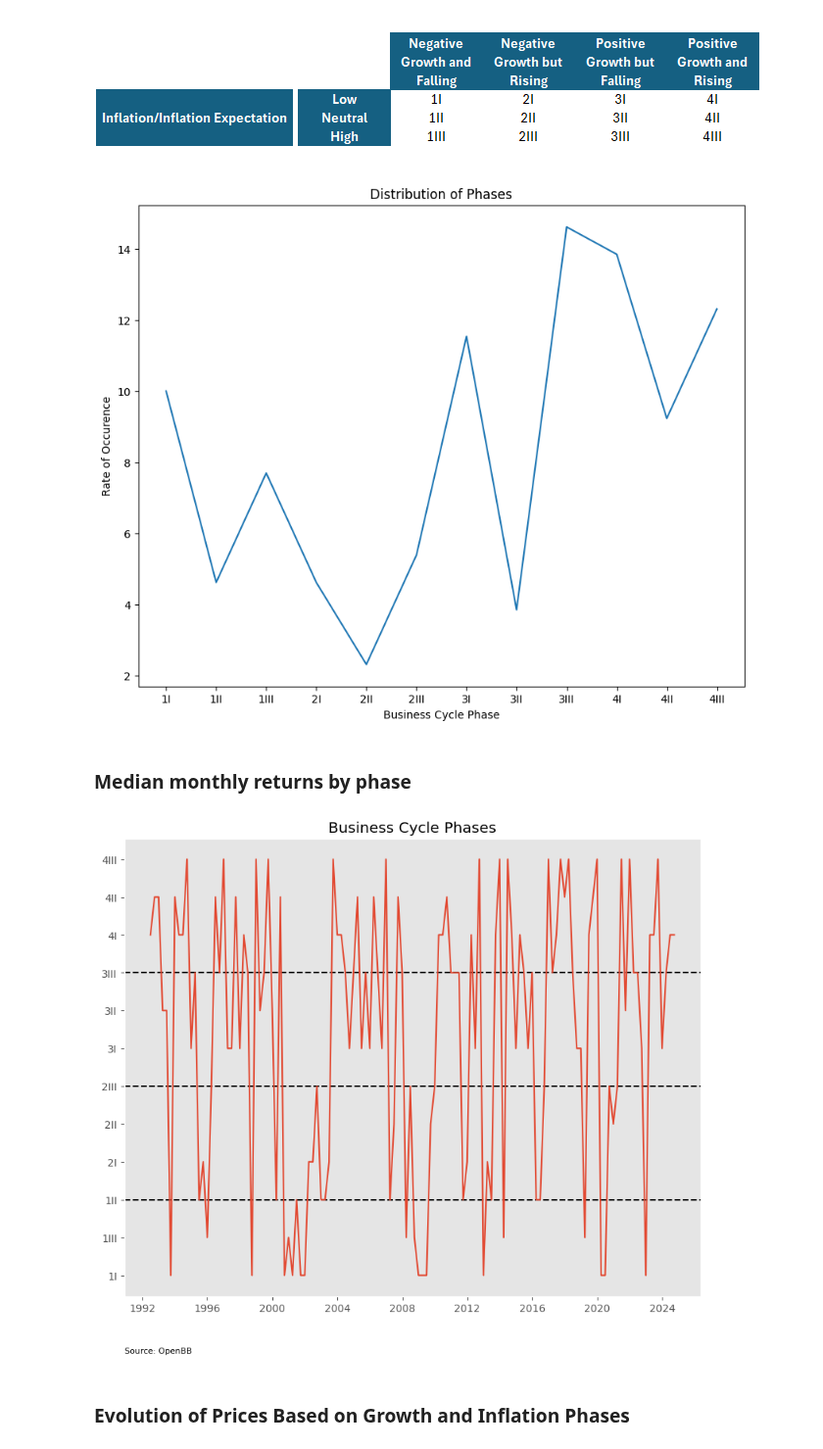
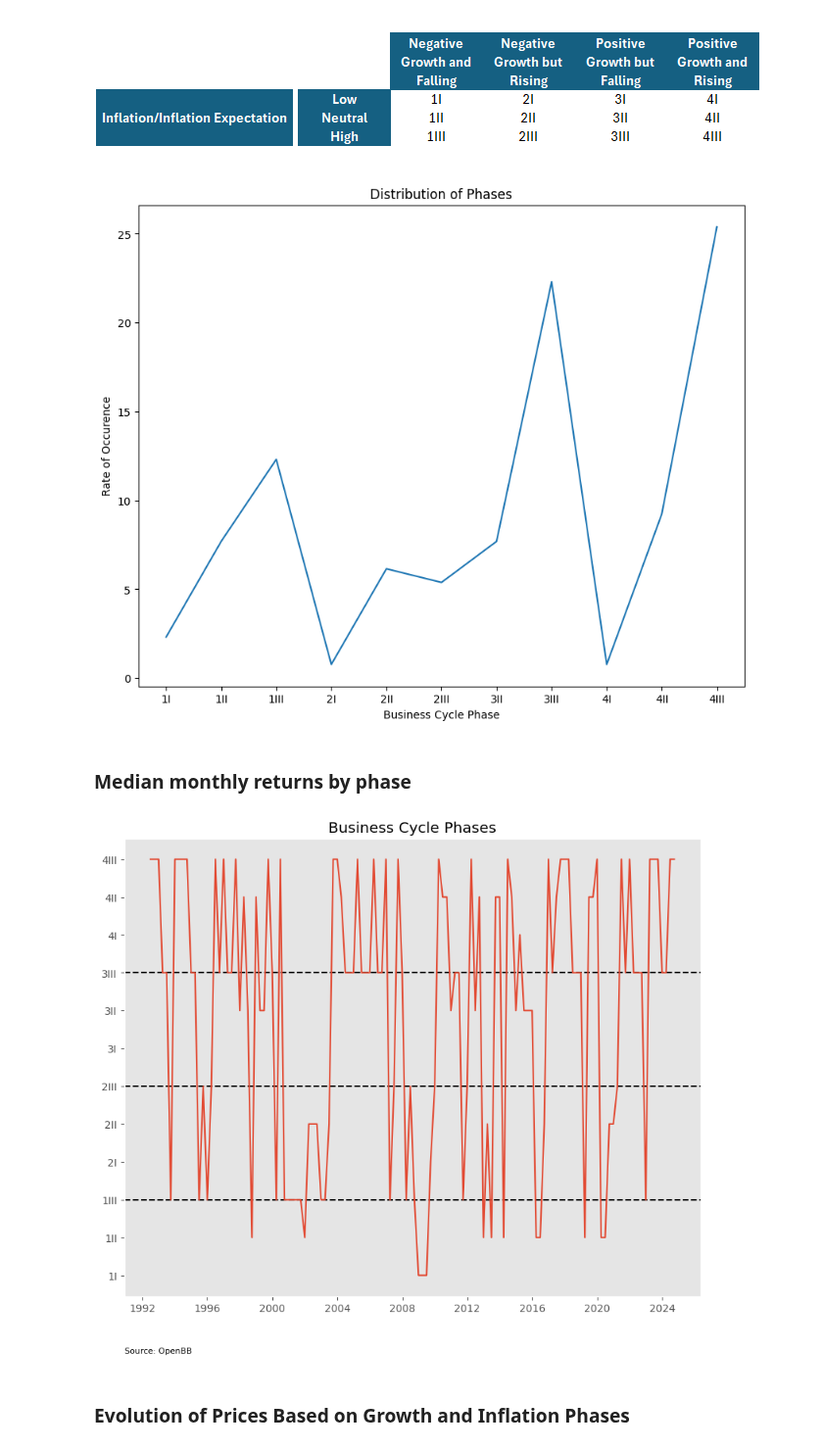
Before and after one commit to PatrickHLewis/Macro-Dashboard, a Jupyter notebook: Macro_Dashboard/Asset_Allocation/Tactical/Business_Cycle_Quarterly.ipynb, the cells around one changed output. Shown at 98% size. Saved outputs shown, nothing was run; the diff lists cells and outputs as text; code cells hidden in the pictures.

```diff
--- a/Macro_Dashboard/Asset_Allocation/Tactical/Business_Cycle_Quarterly.ipynb
+++ b/Macro_Dashboard/Asset_Allocation/Tactical/Business_Cycle_Quarterly.ipynb
@@ -54,7 +59,7 @@ Make Regimes
 # %%
 cpi_conditions = [
-    (data['CPIAUCSL']-data['CPIAUCSL'].shift(1))>=0.15,
-    (data['CPIAUCSL']-data['CPIAUCSL'].shift(1))<=-0.15
+    (data['CPIAUCSL'])>=2,
+    (data['CPIAUCSL'])<0
 ]
 
 cpi_values = [1,-1]
@@ -167,7 +172,7 @@ plt.title('Distribution of Phases')
 plt.grid(False)
 plt.style.use("ggplot")
 # %% [output]
-[figure, old version]
+[figure, new version]
 # %% [markdown]
 ### Median monthly returns by phase
 # %%
@@ -177,26 +182,26 @@ assets = assets.dropna()
 # %%
 assets.index = pd.to_datetime(assets.index)
 
 y = assets['growth_inflation_regime']
 datamap = {'1I':1,	'1II':2,	'1III':3,	'2I':4,	'2II':5,	'2III':6,
            '3I':7,	'3II':8,	'3III':9,	'4I':10,	'4II':11,	'4III':12}
 y = list(map(lambda x: datamap[x], y))
 y = pd.DataFrame(y, index = assets.index)
 bins = growth_inflation_values
 
 plt.figure(figsize=(10,8))
 plt.axhline(y=9, linestyle='--', color='black')
 plt.axhline(y=6, linestyle='--', color='black')
 plt.axhline(y=3, linestyle='--', color='black')
 plt.plot(y)
 plt.title('Business Cycle Phases')
-plt.yticks([1,3,2,4,5,6,7,8,9,10,11,12], bins)
+plt.yticks([1,2,3,4,5,6,7,8,9,10,11,12], bins)
 plt.annotate('Source: OpenBB', xy=(0, -55), xycoords='axes points', color='black', fontsize=8)
 plt.grid(False)
 plt.style.use("ggplot")
 plt.show()
 # %% [output]
-[figure, old version]
+[figure, new version]
 # %% [markdown]
 ### Evolution of Prices Based on Growth and Inflation Phases
 # %%
```
Also changed, not shown: parts of 5 cells of this notebook, 4 other files.
